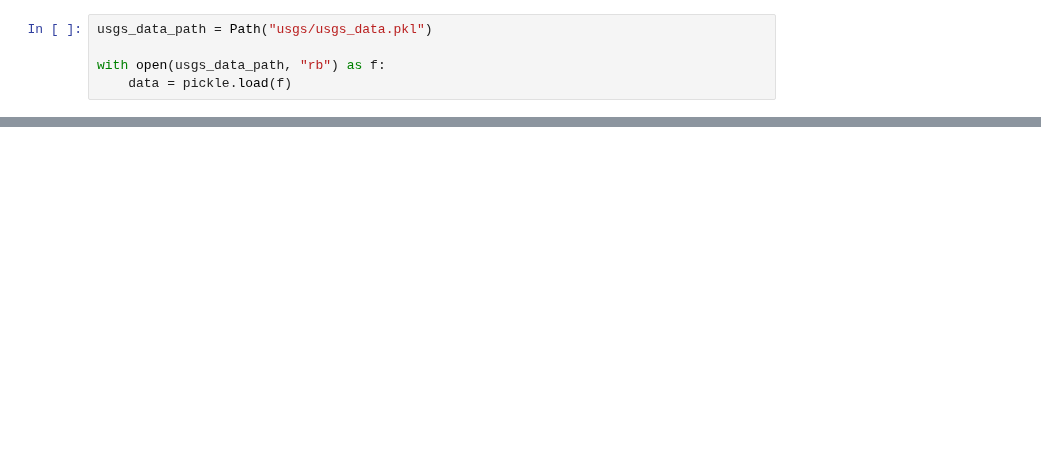
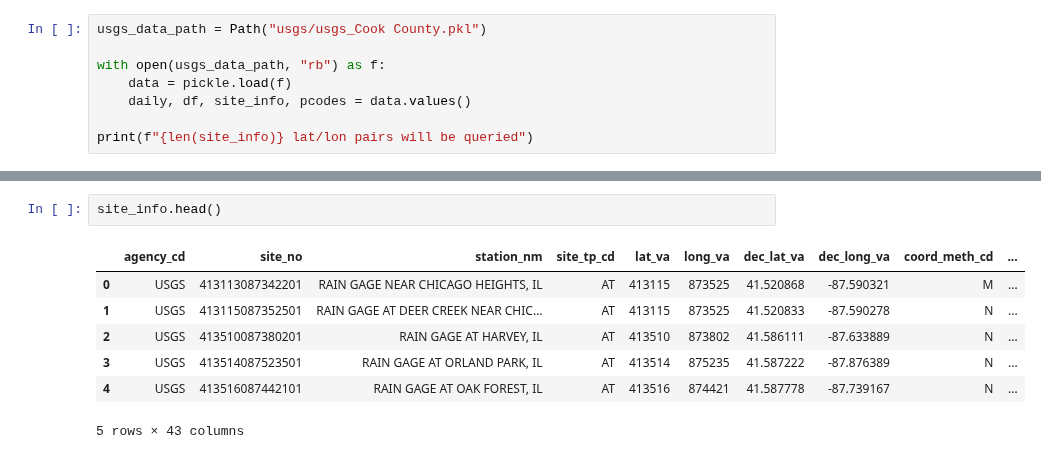
Before and after one commit to edsaac/emaremes, a Jupyter notebook: extract_timeseries/generate_timeseries_radar.ipynb, the cells around one changed output, grey strips where cells are left out. Drawn from its saved outputs; the diff is of its cells as text; blank space fills up the shorter version.

```diff
--- a/extract_timeseries/generate_timeseries_radar.ipynb
+++ b/extract_timeseries/generate_timeseries_radar.ipynb
@@ -13,5 +15,8 @@ files = sorted(files)
 # %%
-usgs_data_path = Path("usgs/usgs_data.pkl")
+usgs_data_path = Path("usgs/usgs_Cook County.pkl")
 
 with open(usgs_data_path, "rb") as f:
     data = pickle.load(f)
+    daily, df, site_info, pcodes = data.values()
+
+print(f"{len(site_info)} lat/lon pairs will be queried")
@@ -32 +25,11 @@ site_info
+# %%
+site_info.head()
+# %% [output]
+|  | agency_cd | site_no | station_nm | site_tp_cd | lat_va | long_va | dec_lat_va | dec_long_va | coord_meth_cd | ... |
+| 0 | USGS | 413113087342201 | RAIN GAGE NEAR CHICAGO HEIGHTS, IL | AT | 413115 | 873525 | 41.520868 | -87.590321 | M | ... |
+| 1 | USGS | 413115087352501 | RAIN GAGE AT DEER CREEK NEAR CHIC... | AT | 413115 | 873525 | 41.520833 | -87.590278 | N | ... |
+| 2 | USGS | 413510087380201 | RAIN GAGE AT HARVEY, IL | AT | 413510 | 873802 | 41.586111 | -87.633889 | N | ... |
+| 3 | USGS | 413514087523501 | RAIN GAGE AT ORLAND PARK, IL | AT | 413514 | 875235 | 41.587222 | -87.876389 | N | ... |
+| 4 | USGS | 413516087442101 | RAIN GAGE AT OAK FOREST, IL | AT | 413516 | 874421 | 41.587778 | -87.739167 | N | ... |
+5 rows × 43 columns
 # %%
```
Also changed, not shown: parts of 6 cells of this notebook, 5 other files.
